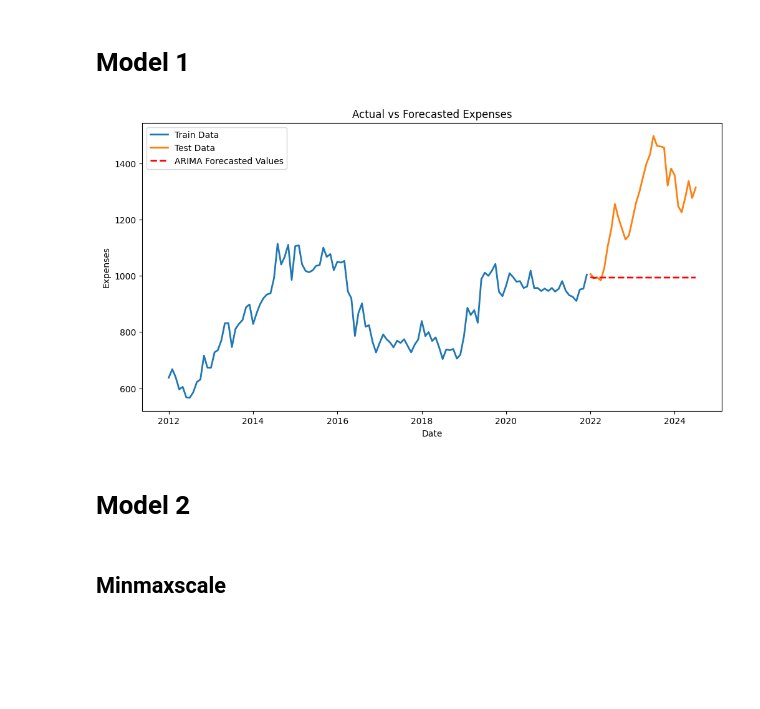
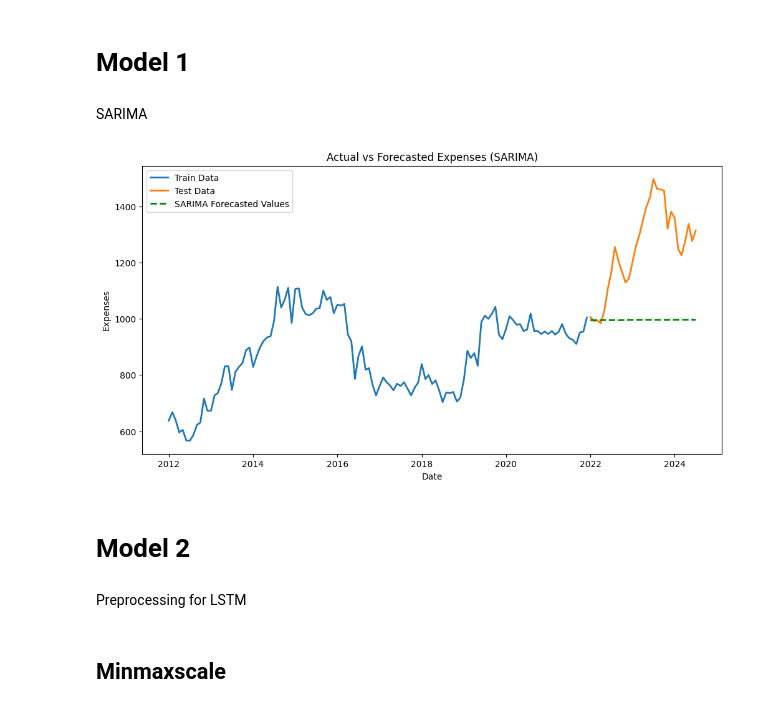
Before and after one commit to anusha761/TimeSeries_SW_LicenseManagement, a Jupyter notebook: License_Expense_Forecasting.ipynb, the cells around one changed output. Drawn from its saved outputs; the diff is of its cells as text; code cells hidden in the pictures; blank space fills up the shorter version.

```diff
--- a/License_Expense_Forecasting.ipynb
+++ b/License_Expense_Forecasting.ipynb
@@ -179,28 +205,35 @@ model_fit = model.fit()
+# %% [markdown]
+SARIMA
 # %%
+sarima_model = sm.tsa.statespace.SARIMAX(train['Expenses'],
+                                         order=(2, 1, 0),          # non-seasonal ARIMA(p,d,q)
+                                         seasonal_order=(1, 0, 1, 12),  # seasonal (P,D,Q,s)
+                                         enforce_stationarity=False,
+                                         enforce_invertibility=False)
+
+sarima_model_fit = sarima_model.fit()
+
 # Predict for test data
-forecast = model_fit.predict(start=test.index[0], end=test.index[-1])
+forecast = sarima_model_fit.predict(start=test.index[0], end=test.index[-1])
 
 # Plot results
 plt.figure(figsize=(12, 6))
 
-# Plot train data
 plt.plot(train.index, train['Expenses'], label='Train Data', linewidth=2)
-
-# Plot test data (actual values)
 plt.plot(test.index, test['Expenses'], label='Test Data', linewidth=2)
-
-# Plot forecasted values
-plt.plot(forecast.index, forecast, label='ARIMA Forecasted Values', linewidth=2, linestyle='dashed', color='red')
+plt.plot(forecast.index, forecast, label='SARIMA Forecasted Values', linewidth=2, linestyle='dashed', color='green')
 
 plt.xlabel('Date')
 plt.ylabel('Expenses')
-plt.title('Actual vs Forecasted Expenses')
+plt.title('Actual vs Forecasted Expenses (SARIMA)')
 plt.legend()
 plt.show()
 # %% [output]
-[figure, old version]
+[figure, new version]
 # %% [markdown]
 # Model 2
+# %% [markdown]
+Preprocessing for LSTM
 # %%
 tf.random.set_seed(42)
 np.random.seed(42)
```
Also changed, not shown: parts of 8 cells of this notebook.
